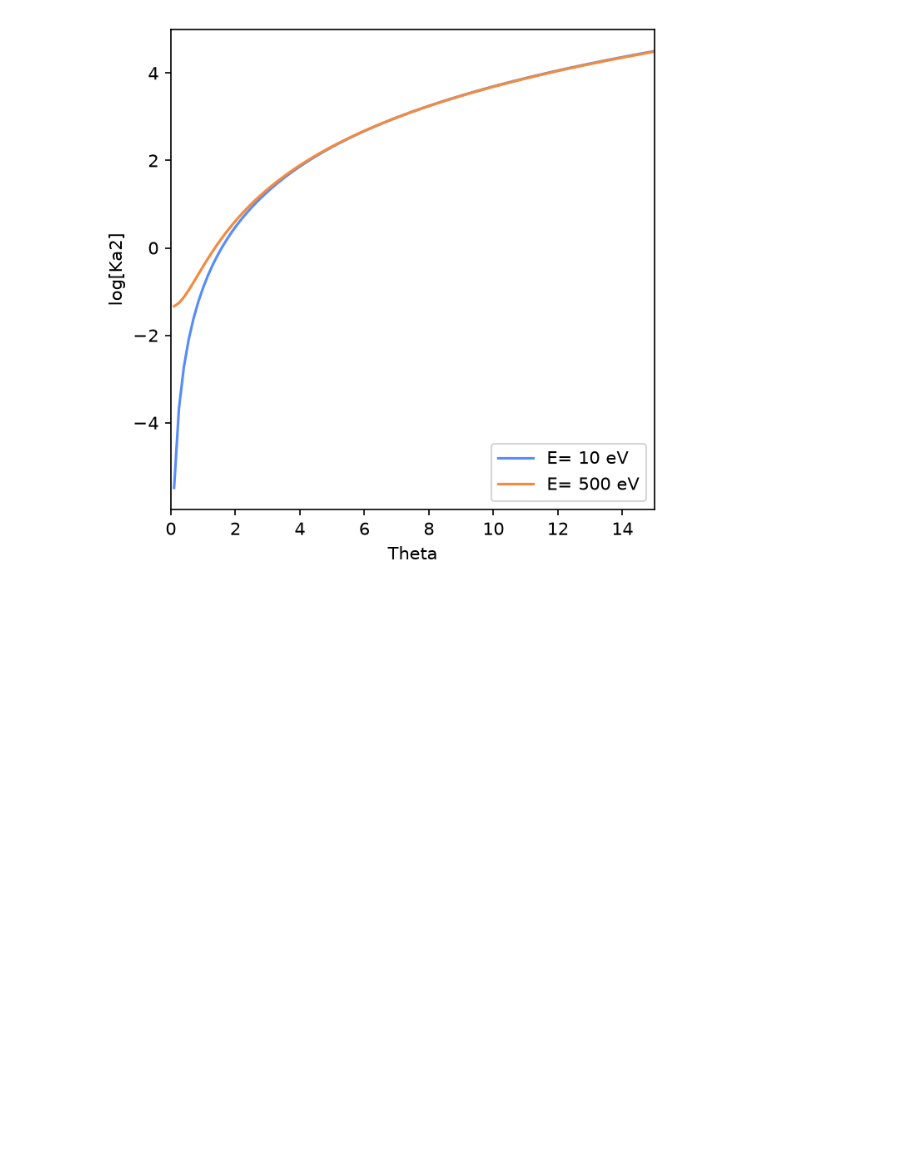
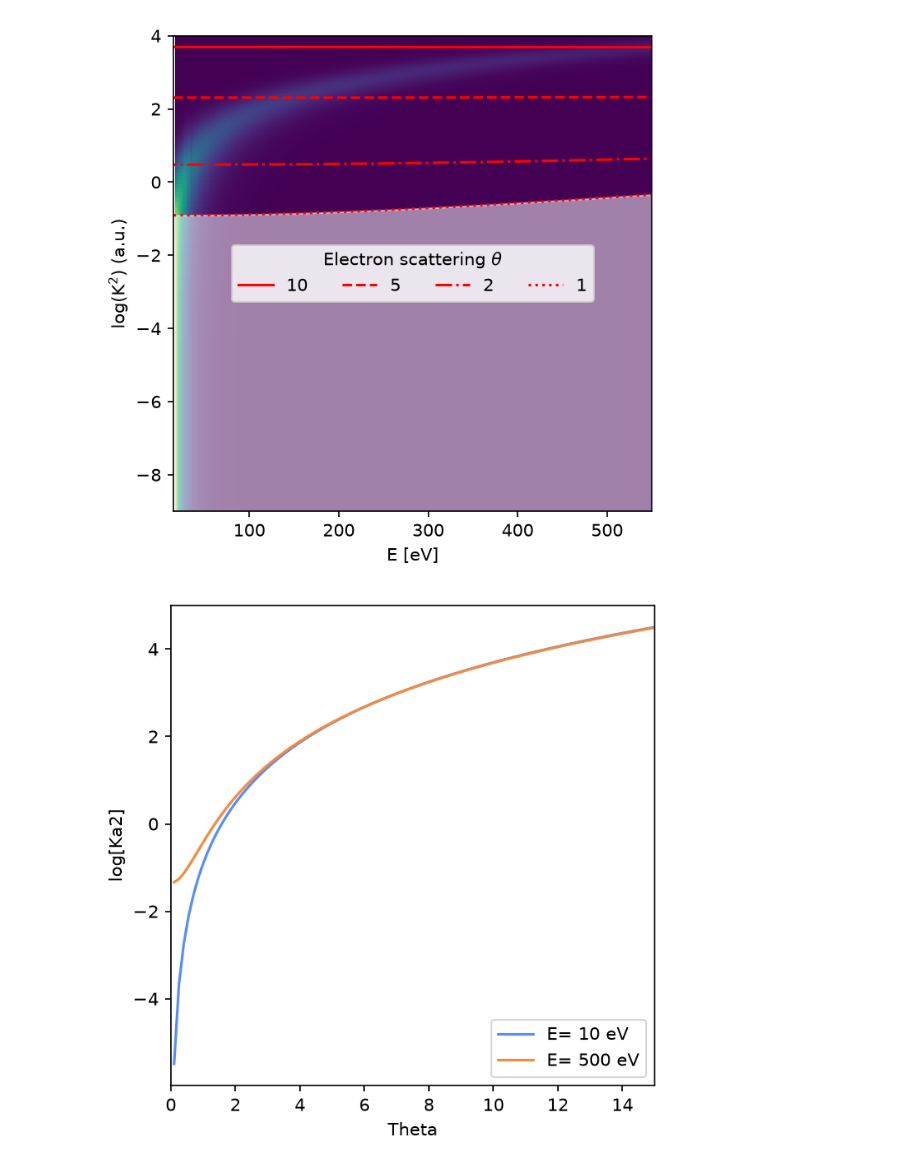
Before and after one commit to benjpjones/Project8ElectronScattering, a Jupyter notebook: H2Example.ipynb, the cells around one changed output. Cells and saved outputs as stored; diff of their text form; code cells hidden in the pictures; blank space fills up the shorter version.

```diff
--- a/H2Example.ipynb
+++ b/H2Example.ipynb
@@ -77,3 +46,36 @@ def sig(T,interpr):
+# %%
+
+plt.figure(figsize=(5,5),dpi=150)
+
+plt.hist2d(saenzH2.gosd_simple.E*constants.Hartree+1e-6,np.log(saenzH2.gosd_simple.K**2)+1e-6,weights=saenzH2.gosd_simple.GOSD,bins=[binsE*constants.Hartree,np.log(binsK**2)])
+E=np.arange(0,600,1)
+#plt.colorbar()
+MinKa2=np.log(kinematics.Ka2Min(E,T,constants.mH*2))
+MaxKa2=np.log(kinematics.Ka2Max(E,T,constants.mH*2))
+#plt.fill_between(E,np.ones_like(E)*-10, MinKa2,color='white',alpha=0.5)
+#plt.fill_between(E,MaxKa2, np.ones_like(E)*5,color='blue',alpha=0.5)
+
+
+LineStyles=['-','--','-.',':']
+ci=0
+for Th in [10,5,2,1]:
+    CosTh=np.cos(Th*np.pi/180)
+
+    Ka2s=kinematics.GetKa2FromCosTheta(CosTh,T,E,constants.mH*2)
+
+    plt.plot(E,np.log(Ka2s),LineStyles[ci],label=str(Th),color='red')
+    plt.legend(loc='center',title=r'Electron scattering $\theta$',ncol=4)
+    ci=ci+1
+plt.xlabel("E [eV]")
+plt.ylabel("log(K$^2$) (a.u.)")
+plt.fill_between(E,np.ones_like(E)*-10, np.log(Ka2s),color='white',alpha=0.5)
+
+plt.ylim(-9,4)
+plt.xlim(15,550)
+#plt.title("Oscillator Strength Density")
+plt.savefig("./Plots/H2_OscillatorStrength_Saenz.png",dpi=150)
+# %% [output]
+[figure, added]
 # %%
 T=18000
 plt.figure(figsize=(5,5),dpi=150)
```
Also changed, not shown: parts of 9 cells of this notebook, 14 other files.
